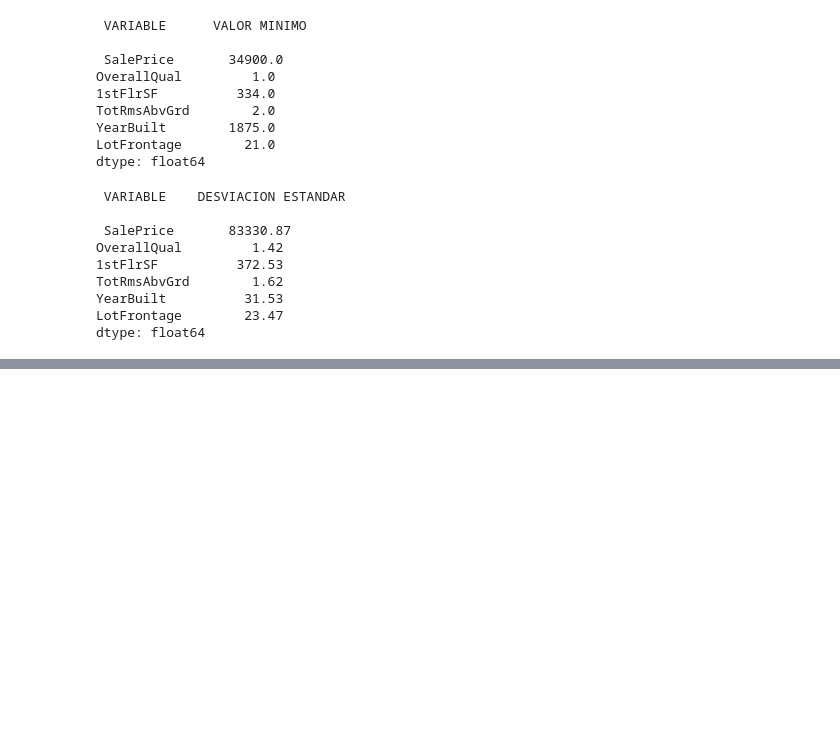
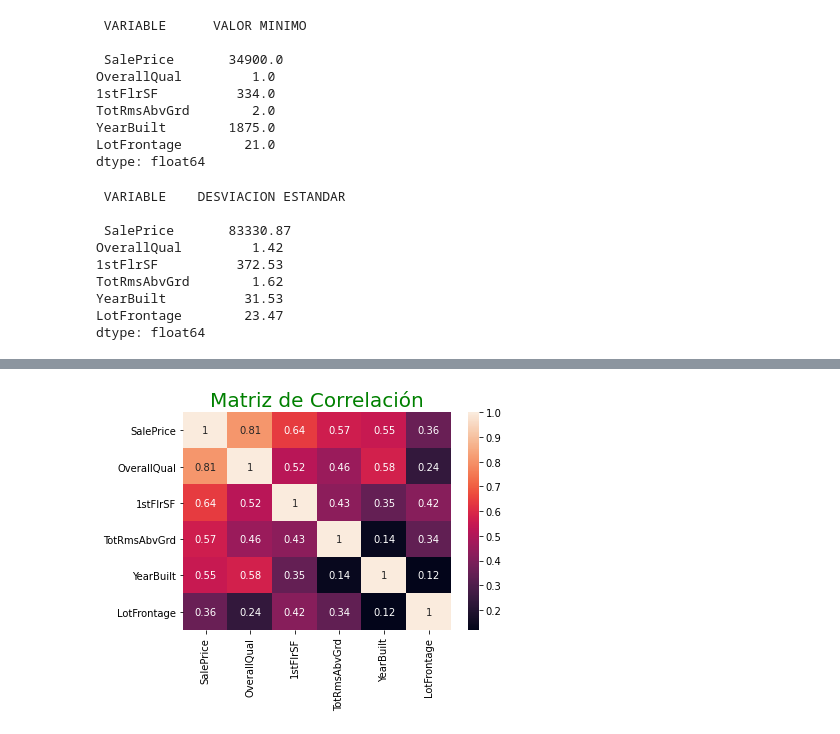
Before and after one commit to navas604/Ciencia-de-Datos-en-Python, a Jupyter notebook: Proyecto.ipynb, the cells around one changed output, grey strips where cells are left out. Saved outputs shown, nothing was run; the diff lists cells and outputs as text; code cells hidden in the pictures; blank space fills up the shorter version.

```diff
--- a/Proyecto.ipynb
+++ b/Proyecto.ipynb
@@ -237,0 +239,5 @@ for i in range(columns-3):
+# %%
+# Matriz de Correlación entre todas las variables
+
+corr_matrix = round(train.corr(), 2)
+corr_matrix
@@ -237,0 +252,8 @@ for i in range(columns-3):
+# %%
+# Visualización de Matriz de Correlación entre todas las variables
+
+sns.heatmap(corr_matrix, annot=True)
+plt.title("Matriz de Correlación", fontdict={"fontsize":20, "color":"green"})
+plt.show()
+# %% [output]
+[figure, added]
```
Also changed, not shown: parts of 20 cells of this notebook.
